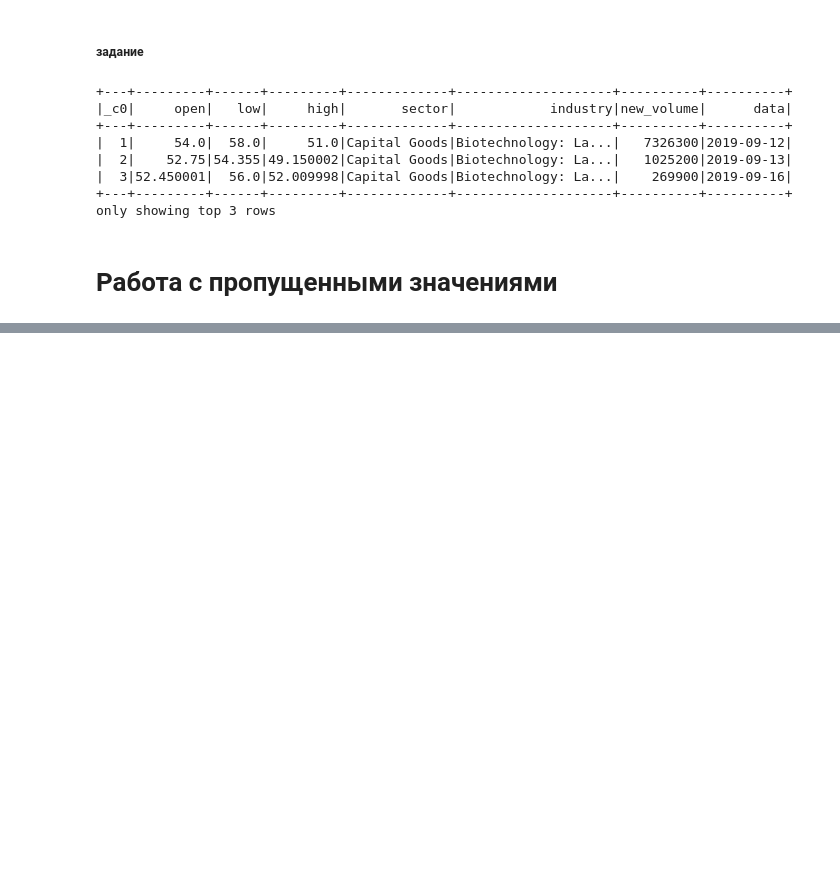
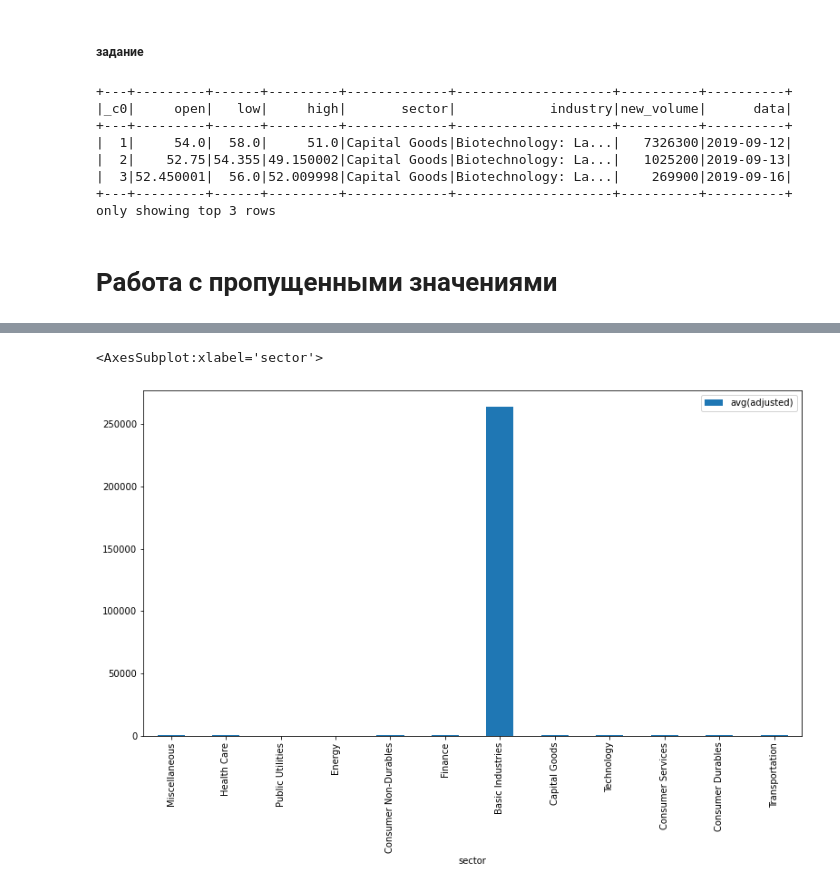
Before and after one commit to AnatolyAdamovich/learning, a Jupyter notebook: courses/PySpark/Theory & Practice.ipynb, the cells around one changed output, grey strips where cells are left out. Cells and saved outputs as stored; diff of their text form; code cells hidden in the pictures; blank space fills up the shorter version.

Commit message:
finish theory/practice part of mini-course about pyspark

```diff
--- a/courses/PySpark/Theory & Practice.ipynb
+++ b/courses/PySpark/Theory & Practice.ipynb
@@ -280,0 +284,6 @@ only showing top 3 rows
+# %%
+# замена на медиану
+from pyspark.ml.feature import Imputer
+imp = Imputer(inputCol='high',
+              outputCol='high_imputed').setStrategy('median')
+imp.fit(stock_data).transform(stock_data).show(3)
@@ -280,0 +530,5 @@ only showing top 3 rows
+# %%
+import pandas as pd
+
+sector = stock_data.select(['sector', 'adjusted']).groupBy('sector')\
+                   .mean().toPandas()
@@ -280,0 +549,5 @@ only showing top 3 rows
+# %%
+sector.plot.bar(x='sector', y='avg(adjusted)', figsize=(13, 7))
+# %% [output]
+<AxesSubplot:xlabel='sector'>
+[figure, added]
```
Also changed, not shown: parts of 31 cells of this notebook.
